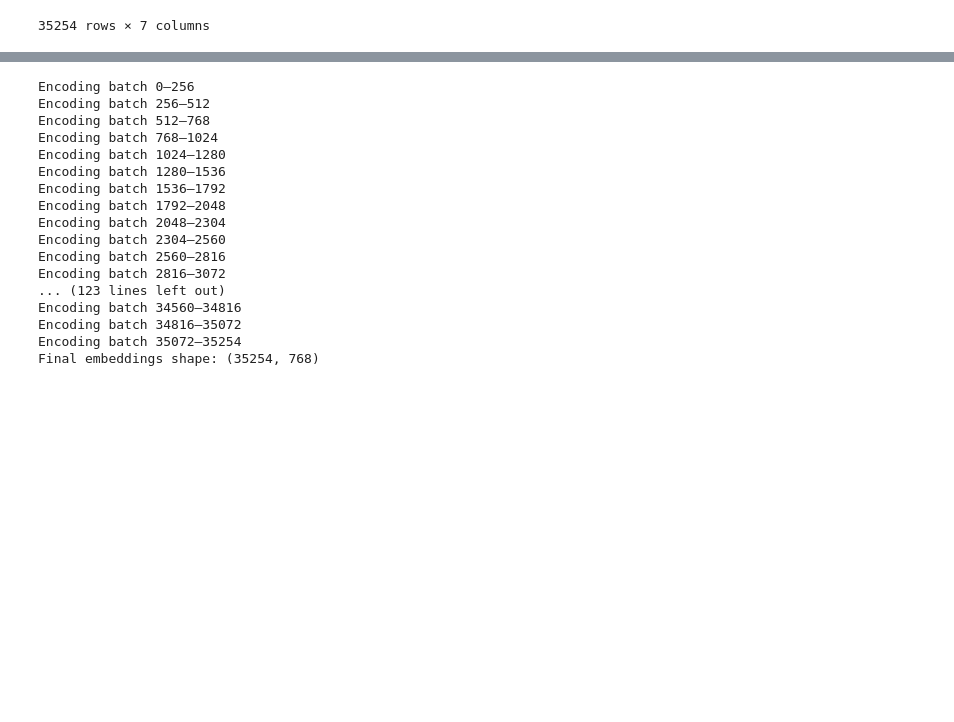
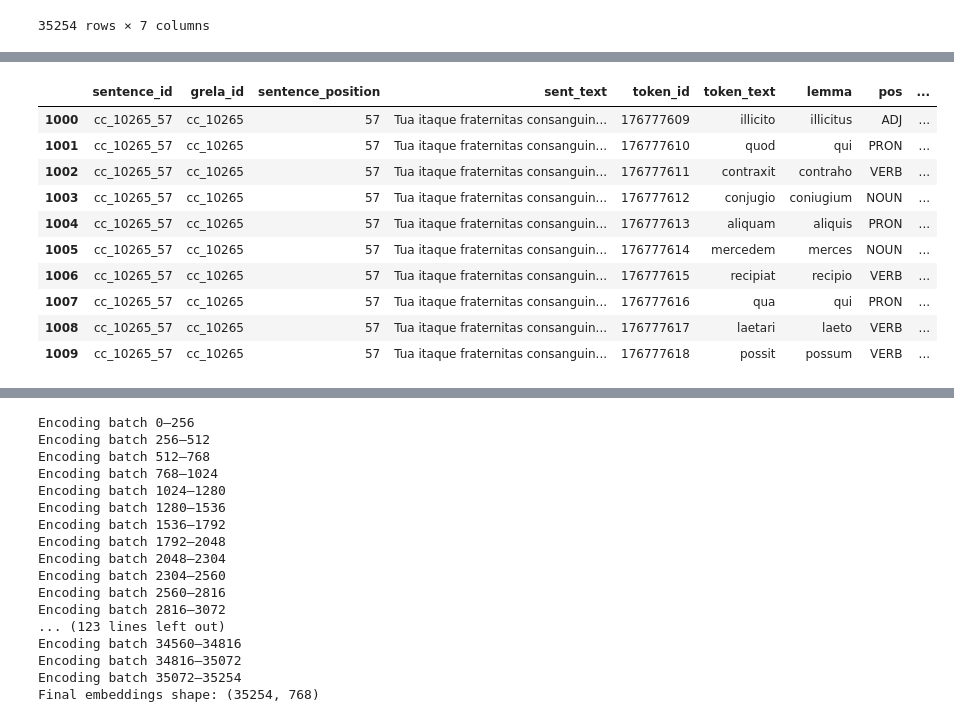
Before and after one commit to CCS-ZCU/latin-textreuse, a Jupyter notebook: scripts/1_labse-vulgate-investiture_explorations.ipynb, the cells around one changed output, grey strips where cells are left out. Saved outputs shown, nothing was run; the diff lists cells and outputs as text; code cells hidden in the pictures; blank space fills up the shorter version.

```diff
--- a/scripts/1_labse-vulgate-investiture_explorations.ipynb
+++ b/scripts/1_labse-vulgate-investiture_explorations.ipynb
@@ -117,9 +118,12 @@ JOIN tokens AS t
    AND s.grela_id = t.grela_id
 LEFT JOIN works AS w
     ON s.grela_id = w.grela_id
-WHERE s.grela_id LIKE 'vulgate_%'
+WHERE s.grela_id LIKE 'vulgate_%' OR s.grela_id = 'cc_10265'
 ORDER BY s.grela_id, s.position, t.char_start, t.token_id
 """
 
-token_df = conn.execute(query).df()
+tokens_df = conn.execute(query).df()
+# %%
+vulgate_tokens = tokens_df[tokens_df["grela_id"].str.startswith("vulgate_")]
+register_tokens = tokens_df[tokens_df["grela_id"] == "cc_10265"]
 # %%
@@ -161,3 +164,17 @@ vulgate_df.head(5)
 | 2 | vulgate_tlg0031.tlg001.obi-lat_10 | vulgate_tlg0031.tlg001.obi-lat | 10 | Iosias autem genuit Iechoniam et ... | Novum Testamentum | Matthew | [{'token_id': 255097078, 'token_t... | 1 | 11 |
 | 3 | vulgate_tlg0031.tlg001.obi-lat_100 | vulgate_tlg0031.tlg001.obi-lat | 100 | beati estis cum maledixerint vobi... | Novum Testamentum | Matthew | [{'token_id': 255098504, 'token_t... | 5 | 11 |
 | 4 | vulgate_tlg0031.tlg001.obi-lat_1000 | vulgate_tlg0031.tlg001.obi-lat | 1000 | congregatis ergo illis dixit Pila... | Novum Testamentum | Matthew | [{'token_id': 255112403, 'token_t... | 27 | 17 |
+# %%
+register_tokens[1000:1010]
+# %% [output]
+|  | sentence_id | grela_id | sentence_position | sent_text | token_id | token_text | lemma | pos | ... |
+| 1000 | cc_10265_57 | cc_10265 | 57 | Tua itaque fraternitas consanguin... | 176777609 | illicito | illicitus | ADJ | ... |
+| 1001 | cc_10265_57 | cc_10265 | 57 | Tua itaque fraternitas consanguin... | 176777610 | quod | qui | PRON | ... |
+| 1002 | cc_10265_57 | cc_10265 | 57 | Tua itaque fraternitas consanguin... | 176777611 | contraxit | contraho | VERB | ... |
+| 1003 | cc_10265_57 | cc_10265 | 57 | Tua itaque fraternitas consanguin... | 176777612 | conjugio | coniugium | NOUN | ... |
+| 1004 | cc_10265_57 | cc_10265 | 57 | Tua itaque fraternitas consanguin... | 176777613 | aliquam | aliquis | PRON | ... |
+| 1005 | cc_10265_57 | cc_10265 | 57 | Tua itaque fraternitas consanguin... | 176777614 | mercedem | merces | NOUN | ... |
+| 1006 | cc_10265_57 | cc_10265 | 57 | Tua itaque fraternitas consanguin... | 176777615 | recipiat | recipio | VERB | ... |
+| 1007 | cc_10265_57 | cc_10265 | 57 | Tua itaque fraternitas consanguin... | 176777616 | qua | qui | PRON | ... |
+| 1008 | cc_10265_57 | cc_10265 | 57 | Tua itaque fraternitas consanguin... | 176777617 | laetari | laeto | VERB | ... |
+| 1009 | cc_10265_57 | cc_10265 | 57 | Tua itaque fraternitas consanguin... | 176777618 | possit | possum | VERB | ... |
```
Also changed, not shown: parts of 18 cells of this notebook.
